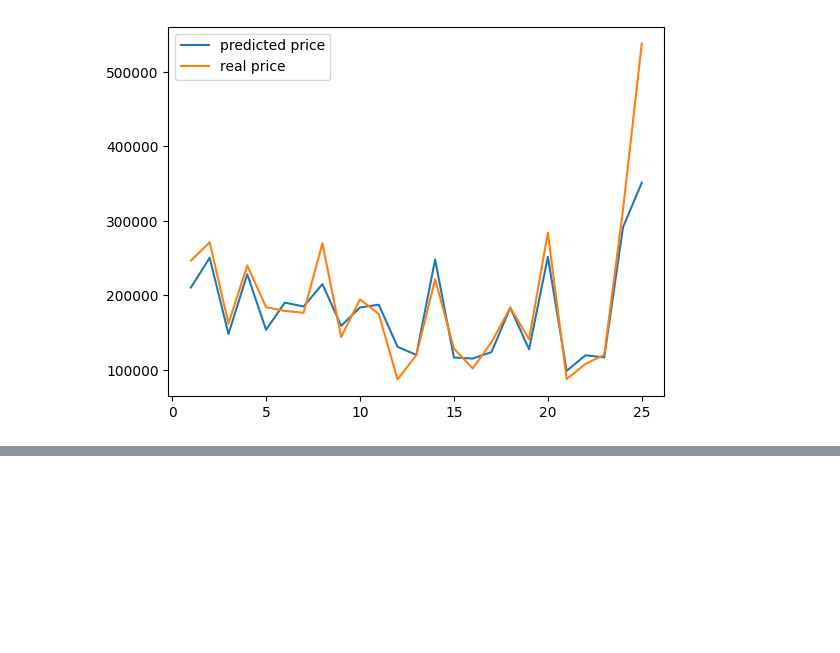
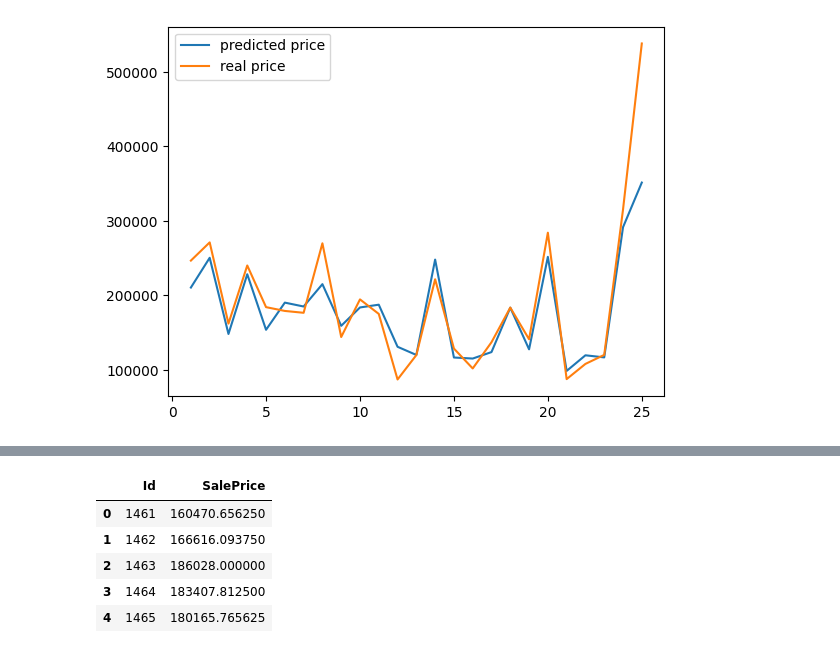
Before and after one commit to cleamm/TIL, a Jupyter notebook: ds/dl_day2.ipynb, the cells around one changed output, grey strips where cells are left out. Saved outputs shown, nothing was run; the diff lists cells and outputs as text; code cells hidden in the pictures; blank space fills up the shorter version.

```diff
--- a/ds/dl_day2.ipynb
+++ b/ds/dl_day2.ipynb
@@ -897,0 +920,2 @@ plt.show()
+# %%
+df2.fillna(df2.mean(), inplace=True)
@@ -897,0 +941,10 @@ plt.show()
+# %%
+pred_csv.SalePrice = pred
+pred_csv.head()
+# %% [output]
+|  | Id | SalePrice |
+| 0 | 1461 | 160470.656250 |
+| 1 | 1462 | 166616.093750 |
+| 2 | 1463 | 186028.000000 |
+| 3 | 1464 | 183407.812500 |
+| 4 | 1465 | 180165.765625 |
```
Also changed, not shown: parts of 7 cells of this notebook, 1 other file.
